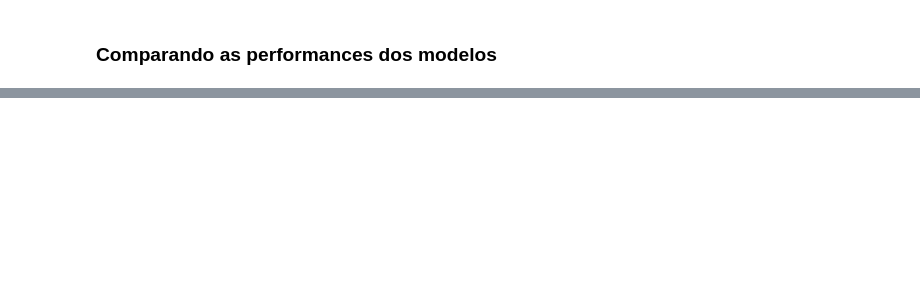
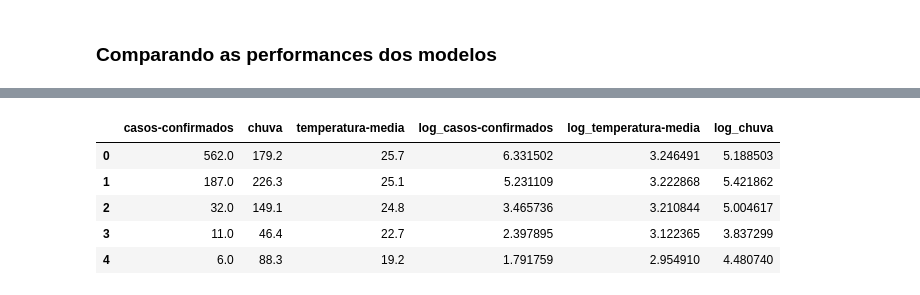
Before and after one commit to NicolasCho/Projeto2_CDados, a Jupyter notebook: Projeto_2_CDados_NicolasCho.ipynb, the cells around one changed output, grey strips where cells are left out. Saved outputs shown, nothing was run; the diff lists cells and outputs as text; code cells hidden in the pictures; blank space fills up the shorter version.

```diff
--- a/Projeto_2_CDados_NicolasCho.ipynb
+++ b/Projeto_2_CDados_NicolasCho.ipynb
@@ -690,0 +747,15 @@ comparacao
+# %%
+dados_em_log = pd.DataFrame(dados_filtrados_delay_casos)
+dados_em_log['log_casos-confirmados']=np.log(dados_em_log['casos-confirmados'])
+dados_em_log['log_temperatura-media']=np.log(dados_em_log['temperatura-media'])
+dados_em_log['log_chuva']=np.log(dados_em_log['chuva'])
+dados_em_log = dados_em_log.replace([np.inf, -np.inf], np.nan)
+dados_em_log.dropna(subset = ['log_casos-confirmados'], inplace=True)
+dados_em_log.head()
+# %% [output]
+|  | casos-confirmados | chuva | temperatura-media | log_casos-confirmados | log_temperatura-media | log_chuva |
+| 0 | 562.0 | 179.2 | 25.7 | 6.331502 | 3.246491 | 5.188503 |
+| 1 | 187.0 | 226.3 | 25.1 | 5.231109 | 3.222868 | 5.421862 |
+| 2 | 32.0 | 149.1 | 24.8 | 3.465736 | 3.210844 | 5.004617 |
+| 3 | 11.0 | 46.4 | 22.7 | 2.397895 | 3.122365 | 3.837299 |
+| 4 | 6.0 | 88.3 | 19.2 | 1.791759 | 2.954910 | 4.480740 |
```
Also changed, not shown: parts of 80 cells of this notebook, 3 other files.
